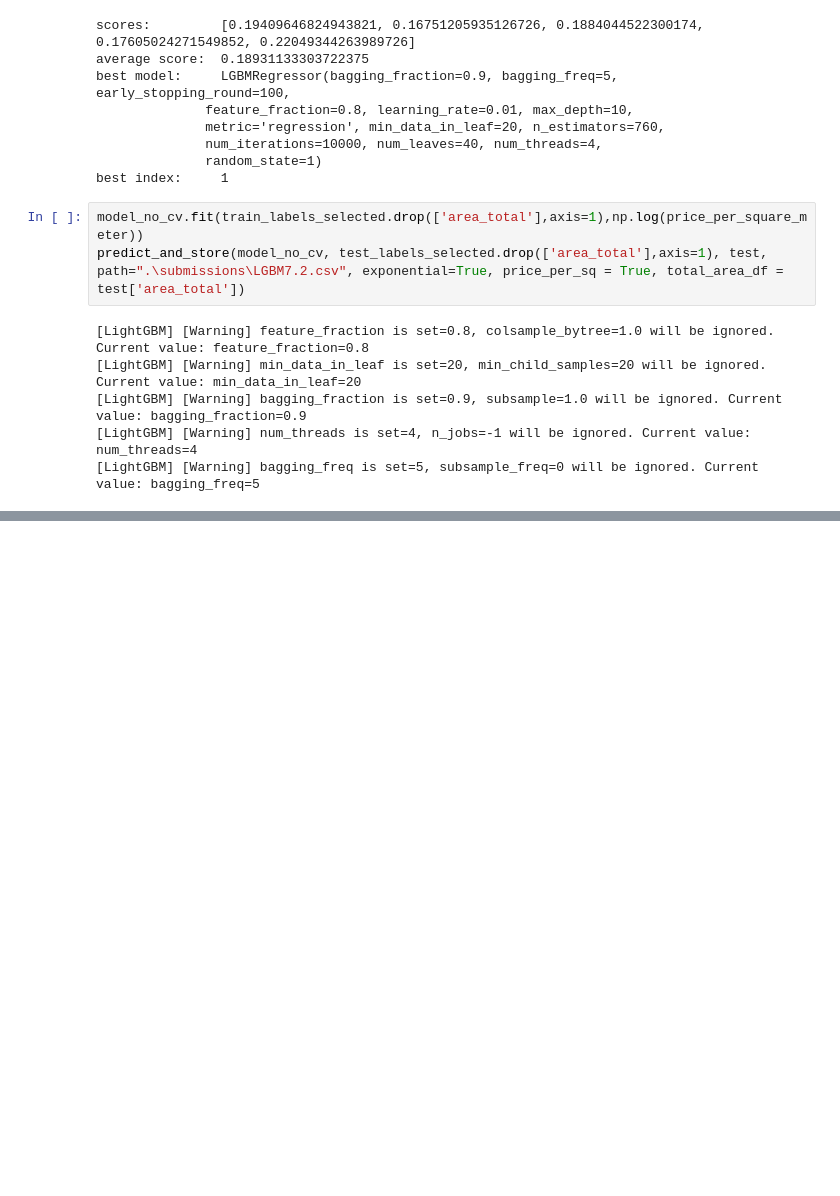
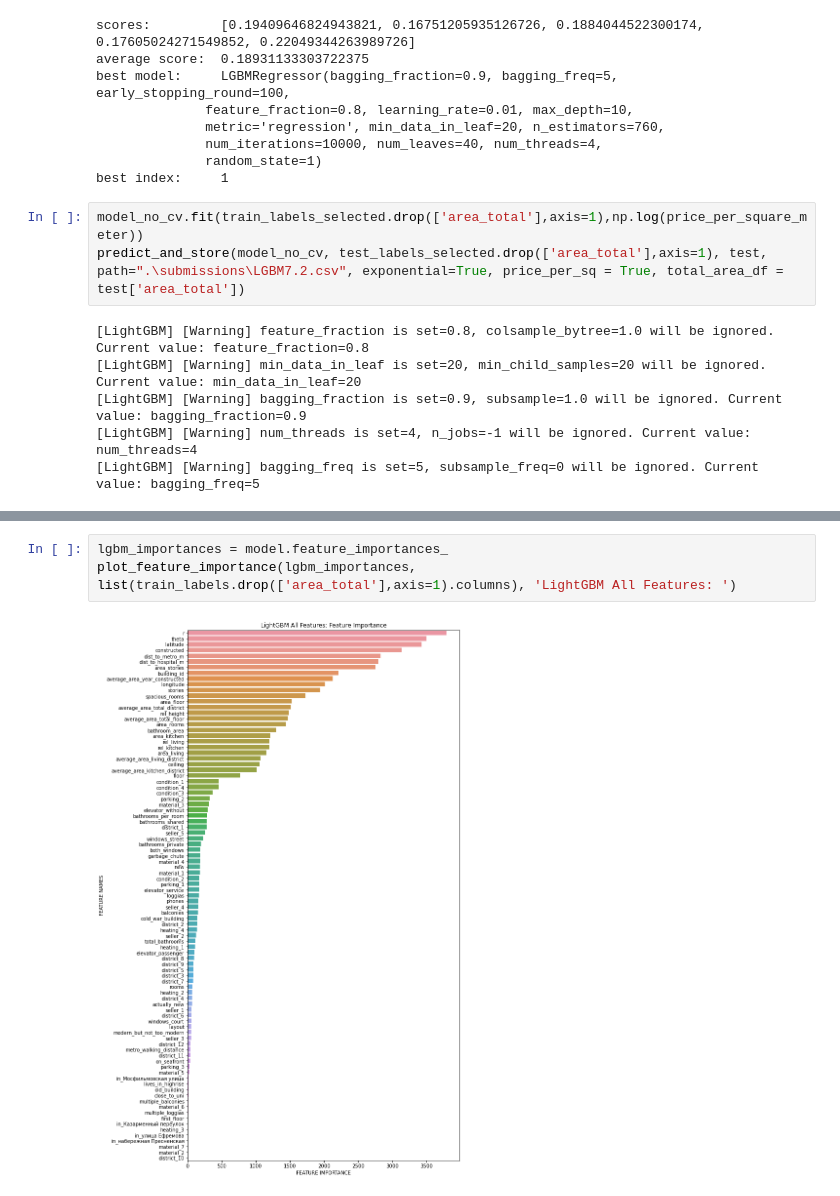
Before and after one commit to henrfj/TDT4173-ML, a Jupyter notebook: hasse-testsite/LightGBM.ipynb, the cells around one changed output, grey strips where cells are left out. Drawn from its saved outputs; the diff is of its cells as text; blank space fills up the shorter version.

```diff
--- a/hasse-testsite/LightGBM.ipynb
+++ b/hasse-testsite/LightGBM.ipynb
@@ -1256,0 +1633,5 @@ predict_and_store(model_no_cv, test_labels_selected.drop(['area_total'],axis=1),
+# %%
+lgbm_importances = model.feature_importances_
+plot_feature_importance(lgbm_importances, list(train_labels.drop(['area_total'],axis=1).columns), 'LightGBM All Features: ')
+# %% [output]
+[figure, added]
```
Also changed, not shown: parts of 31 cells of this notebook, 1 other file.
